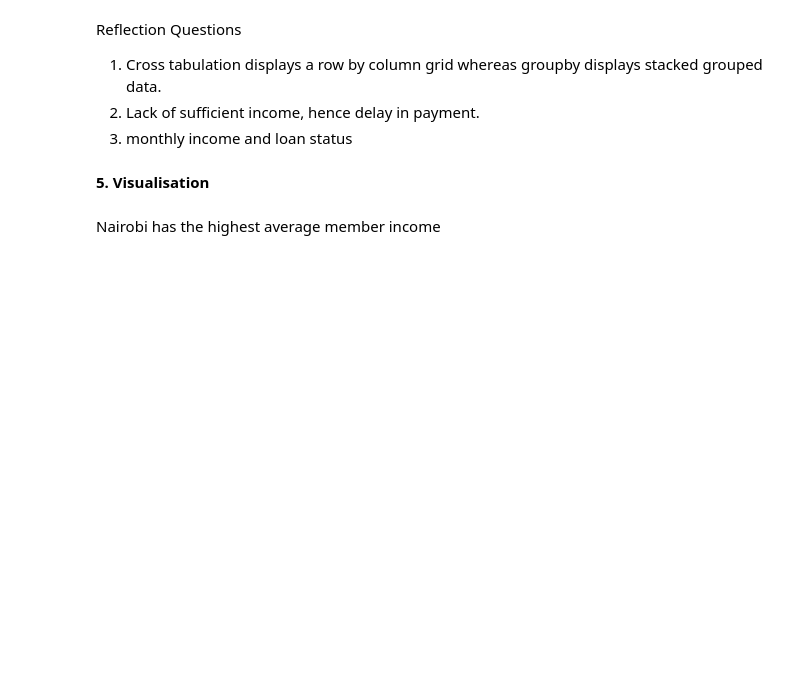
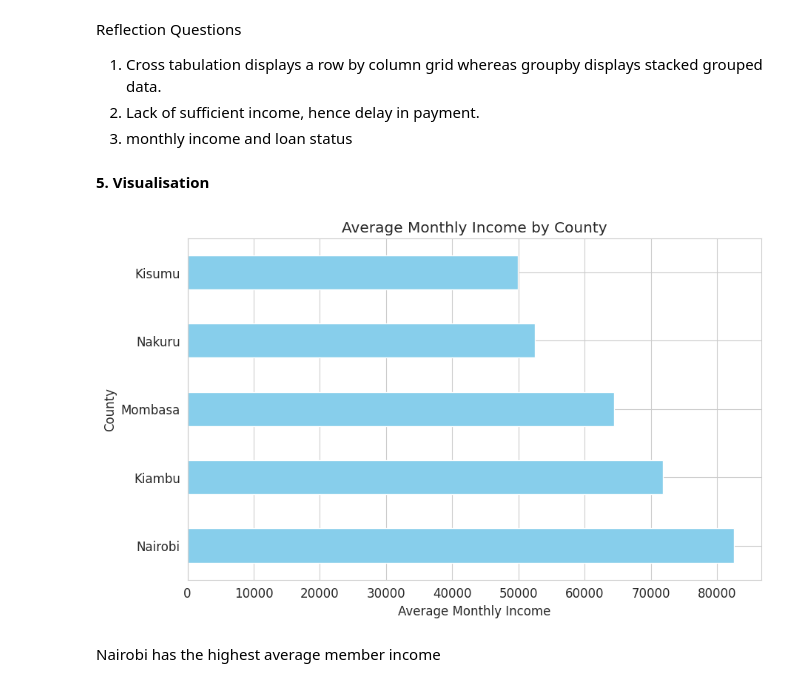
Before and after one commit to Terry-data-analyst/Python-data-analytics, a Jupyter notebook: Sacco_Project.ipynb, the cells around one changed output. Drawn from its saved outputs; the diff is of its cells as text; code cells hidden in the pictures; blank space fills up the shorter version.

```diff
--- a/Sacco_Project.ipynb
+++ b/Sacco_Project.ipynb
@@ -157,11 +264,12 @@ Reflection Questions
 # %%
 # Horizontal Bar graph
 Sacco_data.groupby('County')['Monthly_Income'].mean().sort_values(ascending=False).plot(kind='barh', color='skyblue')
-Sacco_data('County'),colour='purple'
 plt.xlabel('Average Monthly Income')
 plt.ylabel('County')
 plt.title('Average Monthly Income by County')
 plt.show()
+# %% [output]
+[figure, added]
 # %% [markdown]
 Nairobi has the highest average member income
 # %%
```
Also changed, not shown: parts of 25 cells of this notebook.
